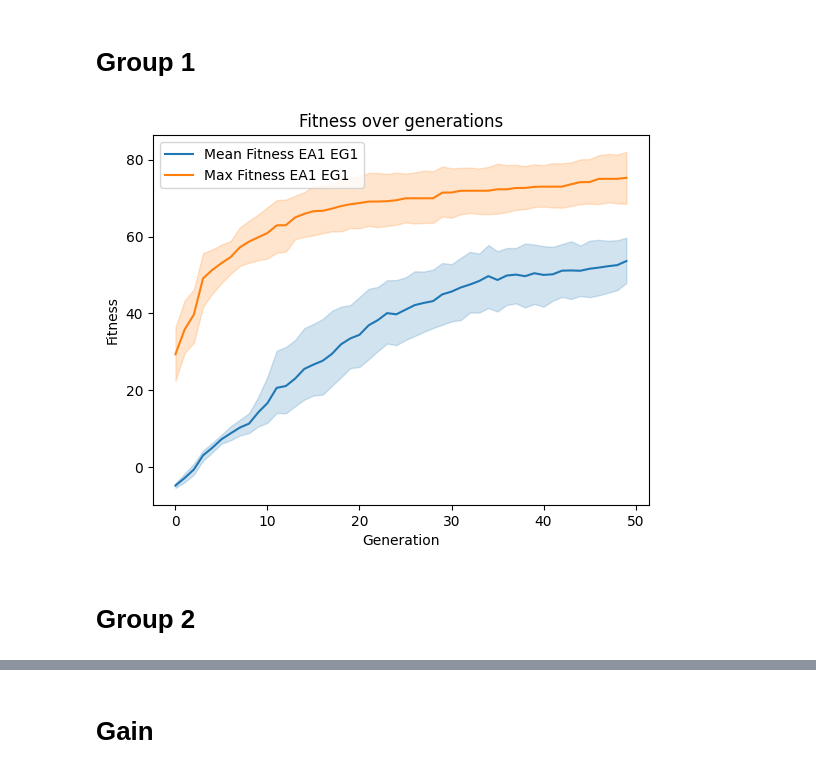
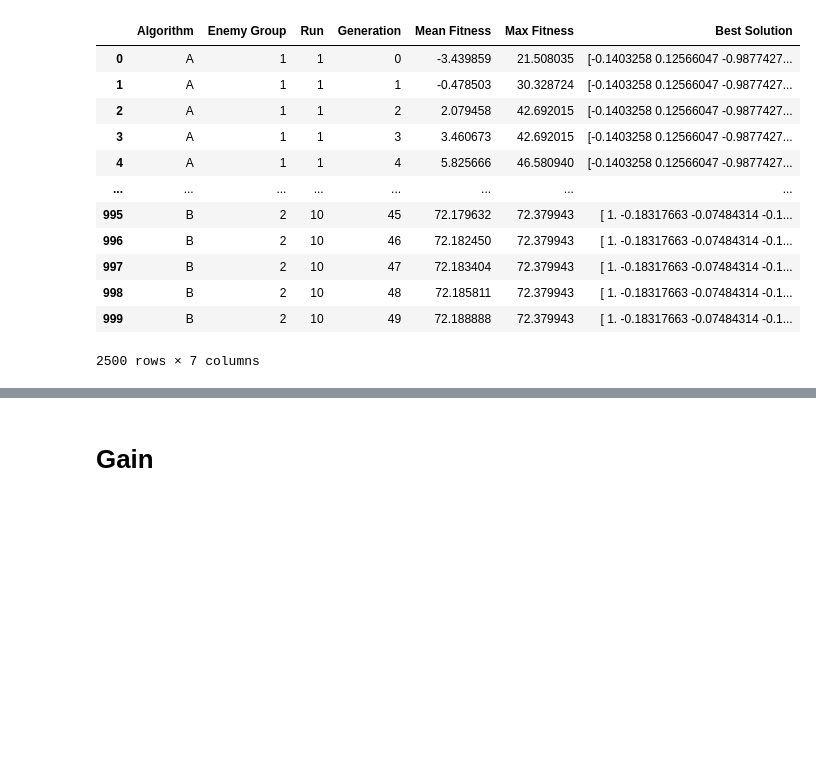
Before and after one commit to koenweverink/EvoMan36, a Jupyter notebook: Task2/plotting.ipynb, the cells around one changed output, grey strips where cells are left out. Saved outputs shown, nothing was run; the diff lists cells and outputs as text; code cells hidden in the pictures; blank space fills up the shorter version.

```diff
--- a/Task2/plotting.ipynb
+++ b/Task2/plotting.ipynb
@@ -15,41 +15,29 @@ pygame 2.6.0 (SDL 2.28.4, Python 3.12.3)
 Hello from the pygame community. https://www.pygame.org/contribute.html
 # %%
 results_EA1_EG1 = pd.read_csv('results\\results_EA1_EG1.csv')
-results_EA2_EG1 = pd.read_csv('results\\results_EA2_EG1.csv')
+results_EA2_EG1 = pd.read_csv('results\\results_EA2_EG1_v2.csv')
+results_EA1_EG2 = pd.read_csv('results\\results_EA1_EG2.csv')
+results_EA2_EG2 = pd.read_csv('results\\results_EA2_EG2_v2.csv')
 
 # Do the same here for group 2
-# %% [markdown]
-# Group 1
-# %%
-# Make a lineplot of the fitness over generations
-plt.figure()
-sns.lineplot(x='Generation', y='Mean Fitness', data=results_EA1_EG1, label='Mean Fitness EA1 EG1')
-sns.lineplot(x='Generation', y='Max Fitness', data=results_EA1_EG1, label='Max Fitness EA1 EG1')
-
-# sns.lineplot(x='Generation', y='Mean Fitness', data=results_EA2_EG1, label='Mean Fitness EA2 EG1')
-# sns.lineplot(x='Generation', y='Max Fitness', data=results_EA2_EG1, label='Max Fitness EA2 EG1')
-
-# Calculate the standard deviation mean fitness over the generations
-std_EA1_EG1 = results_EA1_EG1['Mean Fitness'].std()
-# std_EA2_EG1 = results_EA2_EG1['Mean Fitness'].std()
-
-# Calculate the standard deviation max fitness over the generations
-std_EA1_EG1_max = results_EA1_EG1['Max Fitness'].std()
-# std_EA2_EG1_max = results_EA2_EG1['Max Fitness'].std()
-
-# Include the standard deviation in the plot
-# plt.fill_between(results_EA1_EG1['Generation'], results_EA1_EG1['Mean Fitness']-std_EA1_EG1, results_EA1_EG1['Mean Fitness']+std_EA1_EG1, alpha=0.2)
-# plt.fill_between(results_EA2_EG1['Generation'], results_EA2_EG1['Mean Fitness']-std_EA2_EG1, results_EA2_EG1['Mean Fitness']+std_EA2_EG1, alpha=0.2)
-
-# plt.fill_between(results_EA1_EG1['Generation'], results_EA1_EG1['Max Fitness']-std_EA1_EG1_max, results_EA1_EG1['Max Fitness']+std_EA1_EG1_max, alpha=0.2)
-# plt.fill_between(results_EA2_EG1['Generation'], results_EA2_EG1['Max Fitness']-std_EA2_EG1_max, results_EA2_EG1['Max Fitness']+std_EA2_EG1_max, alpha=0.2)
-
-plt.xlabel('Generation')
-plt.ylabel('Fitness')
-plt.title('Fitness over generations')
-plt.legend()
-plt.show()
-# %% [output]
-[figure, removed]
-# %% [markdown]
-# Group 2
+# %%
+# Concatenate dataframes (stack them)
+results_group1 = pd.concat([results_EA1_EG1, results_EA2_EG1])
+results_group2 = pd.concat([results_EA1_EG2, results_EA2_EG2])
+results_all = pd.concat([results_group1, results_group2])
+# %%
+results_all
+# %% [output]
+|  | Algorithm | Enemy Group | Run | Generation | Mean Fitness | Max Fitness | Best Solution |
+| 0 | A | 1 | 1 | 0 | -3.439859 | 21.508035 | [-0.1403258 0.12566047 -0.9877427... |
+| 1 | A | 1 | 1 | 1 | -0.478503 | 30.328724 | [-0.1403258 0.12566047 -0.9877427... |
+| 2 | A | 1 | 1 | 2 | 2.079458 | 42.692015 | [-0.1403258 0.12566047 -0.9877427... |
+| 3 | A | 1 | 1 | 3 | 3.460673 | 42.692015 | [-0.1403258 0.12566047 -0.9877427... |
+| 4 | A | 1 | 1 | 4 | 5.825666 | 46.580940 | [-0.1403258 0.12566047 -0.9877427... |
+| ... | ... | ... | ... | ... | ... | ... | ... |
+| 995 | B | 2 | 10 | 45 | 72.179632 | 72.379943 | [ 1. -0.18317663 -0.07484314 -0.1... |
+| 996 | B | 2 | 10 | 46 | 72.182450 | 72.379943 | [ 1. -0.18317663 -0.07484314 -0.1... |
+| 997 | B | 2 | 10 | 47 | 72.183404 | 72.379943 | [ 1. -0.18317663 -0.07484314 -0.1... |
+| 998 | B | 2 | 10 | 48 | 72.185811 | 72.379943 | [ 1. -0.18317663 -0.07484314 -0.1... |
+| 999 | B | 2 | 10 | 49 | 72.188888 | 72.379943 | [ 1. -0.18317663 -0.07484314 -0.1... |
+2500 rows × 7 columns
```
Also changed, not shown: parts of 16 cells of this notebook, 19 other files.
